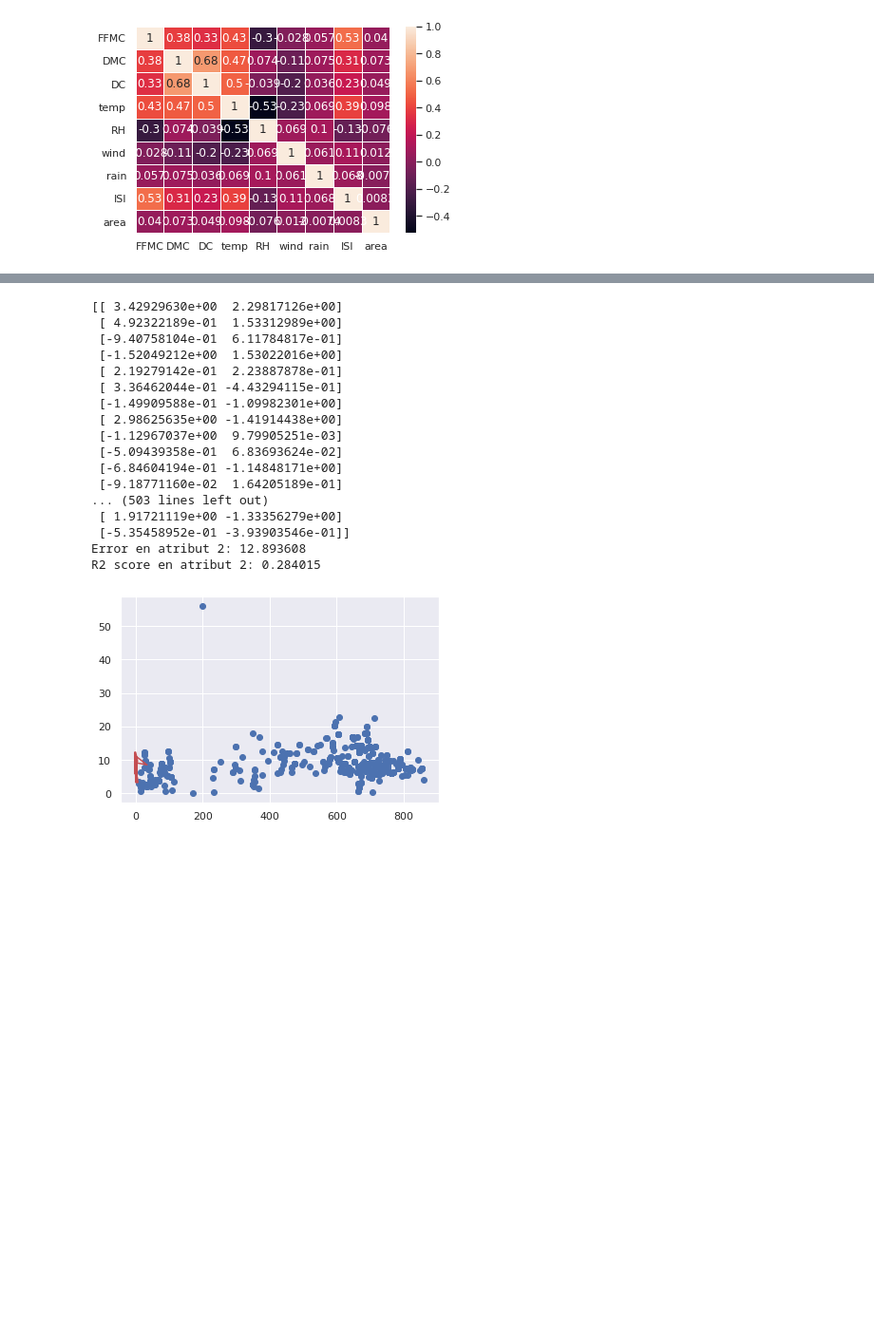
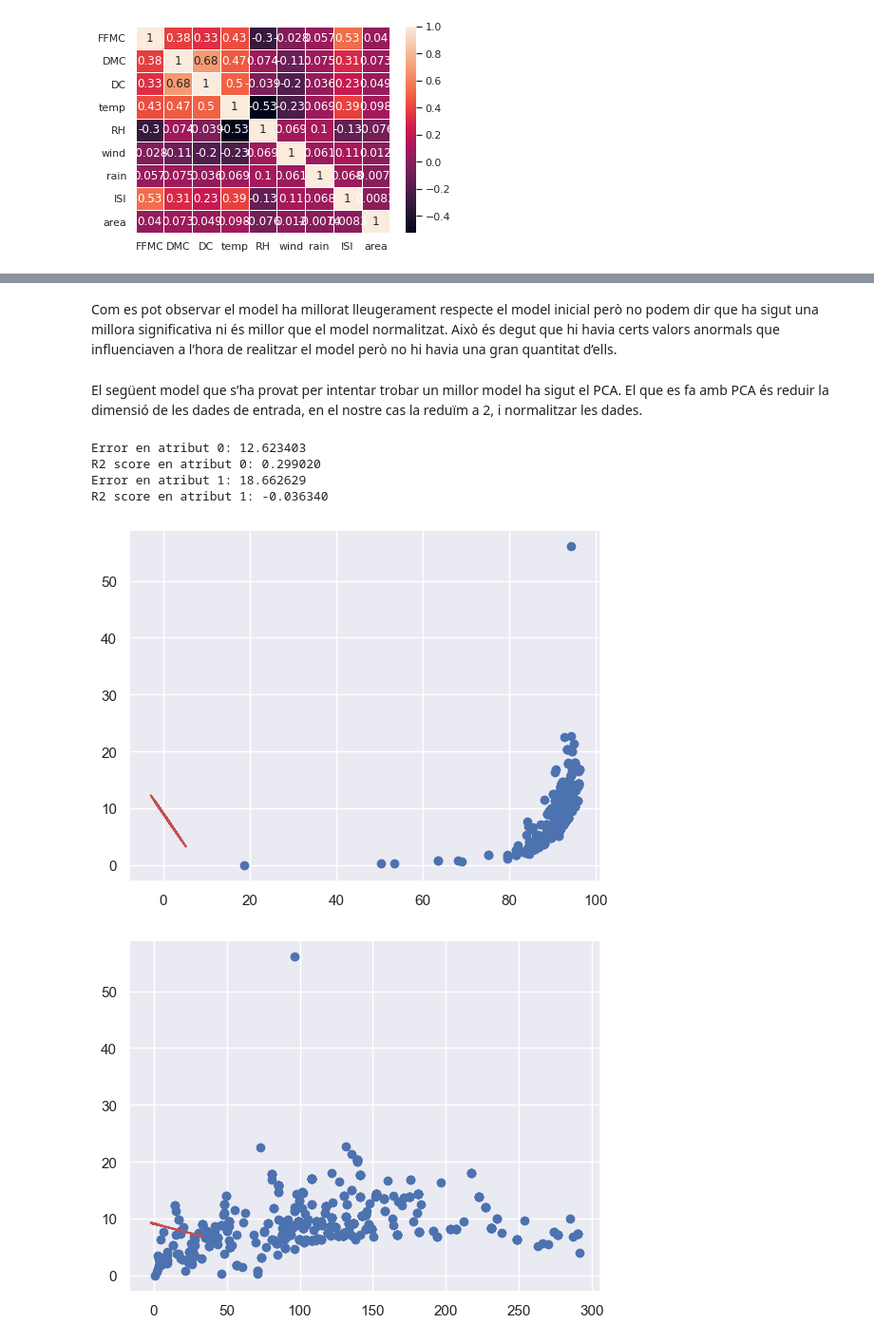
Before and after one commit to RubSimo/APC-P1, a Jupyter notebook: PRACTICA-1-APC.ipynb, the cells around one changed output, grey strips where cells are left out. Shown at 95% size. Cells and saved outputs as stored; diff of their text form; code cells hidden in the pictures; blank space fills up the shorter version.

```diff
--- a/PRACTICA-1-APC.ipynb
+++ b/PRACTICA-1-APC.ipynb
@@ -51,4 +63,6 @@ dtype: object
 # %%
-# convertir dades a tipus numèric
-#dataset = dataset.apply(pd.to_numeric, errors= 'coerce')
-#dataset.head()
+#convertir dades a tipus numèric
+dataset = dataset.apply(pd.to_numeric, errors= 'coerce')
+dataset.head()
+
+#no tornar a executar
@@ -562,7 +577,7 @@ normal_np = np.array(normal)
 
 #regressio
 
-x = normal_np[:,[4,8,10,]] #FFMC,temp, wind
+x = normal_np[:,[4,8]] #FFMC, temp
 y = normal_np[:,7] #ISI
 
 
@@ -598,8 +614,8 @@ R2 score en atribut 2: -0.470947
 # %%
 #filtrar resultats
 data = dataset.values
-dataFiltrat = data[ ( data[:,4] > 86) & (data[:,8] > 5) & (data[:,10] < 8) & (data[:,7] < 30)]
-x = dataFiltrat[:,[4,8,10]] #FFMC, temp, wind
+dataFiltrat = data[ ( data[:,4] > 86) & (data[:,8] > 5) & (data[:,7] < 30)]
+x = dataFiltrat[:,[4,8]] #FFMC, temp
 y = dataFiltrat[:,7] #ISI
 
 x_train, x_test, y_train, y_test = sklearn.model_selection.train_test_split(x,y, test_size=0.20, random_state=39) #39
@@ -634,53 +647,47 @@ R2 score en atribut 2: 0.002096
+# %% [markdown]
+Com es pot observar el model ha millorat lleugerament respecte el model inicial però no podem dir que ha sigut una millora significativa ni és millor que el model normalitzat. Això és degut que hi havia certs valors anormals que influenciaven a l’hora de realitzar el model però no hi havia una gran quantitat d’ells.
+# %% [markdown]
+El següent model que s’ha provat per intentar trobar un millor model ha sigut el PCA. El que es fa amb PCA és reduir la dimensió de les dades de entrada, en el nostre cas la reduïm a 2, i normalitzar les dades.
 # %%
 data = dataset.values
 x = data[:,[4,5,6,8,9,10,11,12]] #FFMC, DMC, DC, temp, RH, wind, rain, area,
 y = data[:,7]
 
 x_train, x_test, y_train, y_test = sklearn.model_selection.train_test_split(x,y, test_size=0.20, random_state=39)
 
 #estandartizem escales
 from sklearn.preprocessing import StandardScaler
 sc = StandardScaler()
 x_train = sc.fit_transform(x_train)
 x_test = sc.transform(x_test)
 
-#apliquem APC
+#apliquem PCA
 from sklearn.decomposition import PCA
-pca = PCA(n_components=2)
+pca = PCA(n_components = 2)
 x_train = pca.fit_transform(x_train)
 x_test = pca.transform(x_test)
 
-print(x_train)
-print(x_test)
+for i in range(x_train.shape[1]):
+    x_tr = x_train[:,i] # seleccionem atribut i en conjunt de train
+    x_te = x_test[:,i] # seleccionem atribut i en conjunt de test.
+    x_tr = np.reshape(x_tr,(x_tr.shape[0],1))
+    x_te = np.reshape(x_te,(x_te.shape[0],1))
 
+    regr = regression(x_tr,y_train)
+    predicted = regr.predict(x_te)
+    error = mse(y_test, regr.predict(x_te))
+    r2 = r2_score(y_test, regr.predict(x_te))
 
-regr = regression(x_train,y_train)
-predicted = regr.predict(x_test)
-error = mse(y_test, regr.predict(x_test))
-r2 = r2_score(y_test, regr.predict(x_test))
+    plt.figure()
+    ax = plt.scatter(x[:,i], y)
+    plt.plot(x_te, predicted, 'r')
 
-plt.figure()
-ax = plt.scatter(x[:,i], y)
-plt.plot(x_test, predicted, 'r')
-
-print("Error en atribut %d: %f" %(i,error))
-print("R2 score en atribut %d: %f" %(i, r2))
+    print("Error en atribut %d: %f" %(i,error))
+    print("R2 score en atribut %d: %f" %(i, r2))
 # %% [output]
-[[ 3.42929630e+00  2.29817126e+00]
- [ 4.92322189e-01  1.53312989e+00]
- [-9.40758104e-01  6.11784817e-01]
- [-1.52049212e+00  1.53022016e+00]
- [ 2.19279142e-01  2.23887878e-01]
- [ 3.36462044e-01 -4.43294115e-01]
- [-1.49909588e-01 -1.09982301e+00]
- [ 2.98625635e+00 -1.41914438e+00]
- [-1.12967037e+00  9.79905251e-03]
- [-5.09439358e-01  6.83693624e-02]
- [-6.84604194e-01 -1.14848171e+00]
- [-9.18771160e-02  1.64205189e-01]
-... (503 lines left out)
- [ 1.91721119e+00 -1.33356279e+00]
- [-5.35458952e-01 -3.93903546e-01]]
-Error en atribut 2: 12.893608
-R2 score en atribut 2: 0.284015
+Error en atribut 0: 12.623403
+R2 score en atribut 0: 0.299020
+Error en atribut 1: 18.662629
+R2 score en atribut 1: -0.036340
-[figure, old version]
+[figure, new version]
+[figure, added]
```
Also changed, not shown: parts of 66 cells of this notebook.
